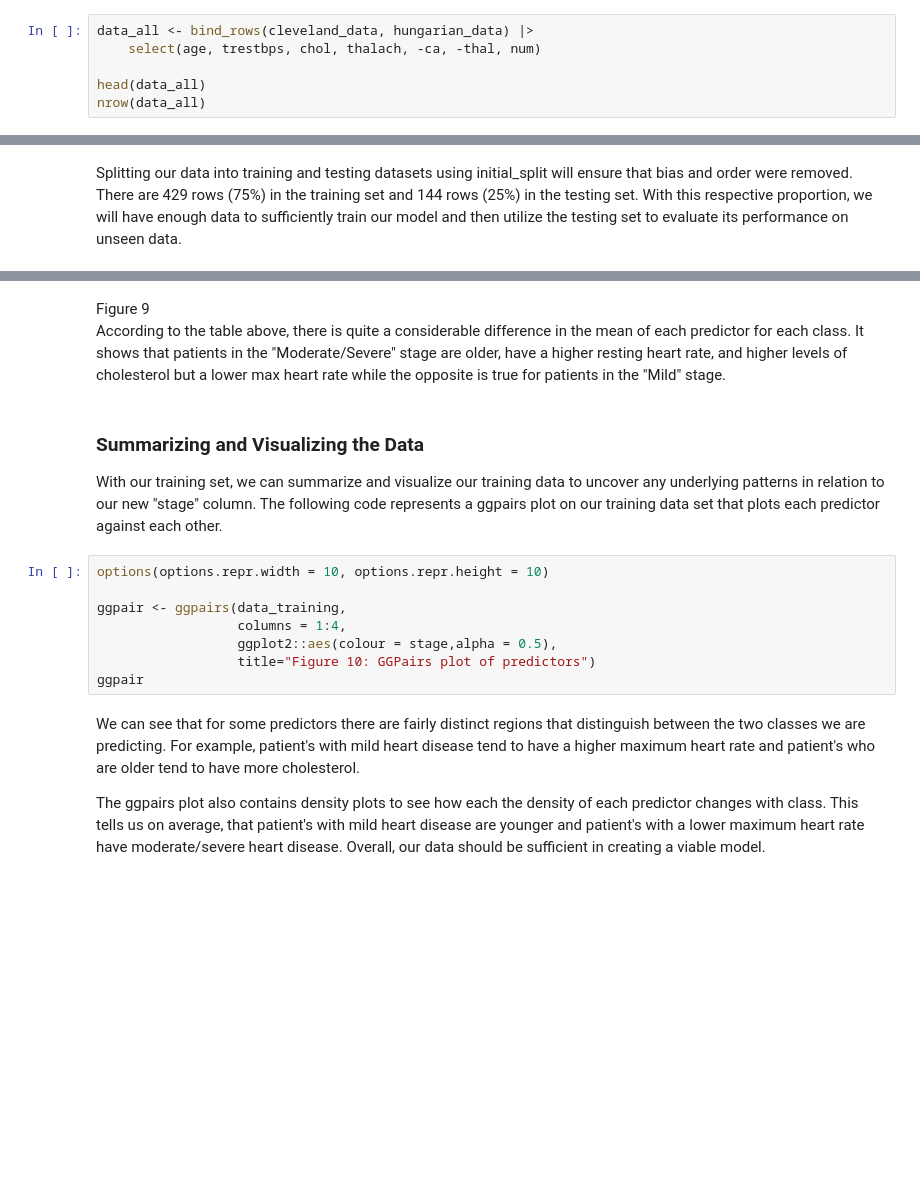
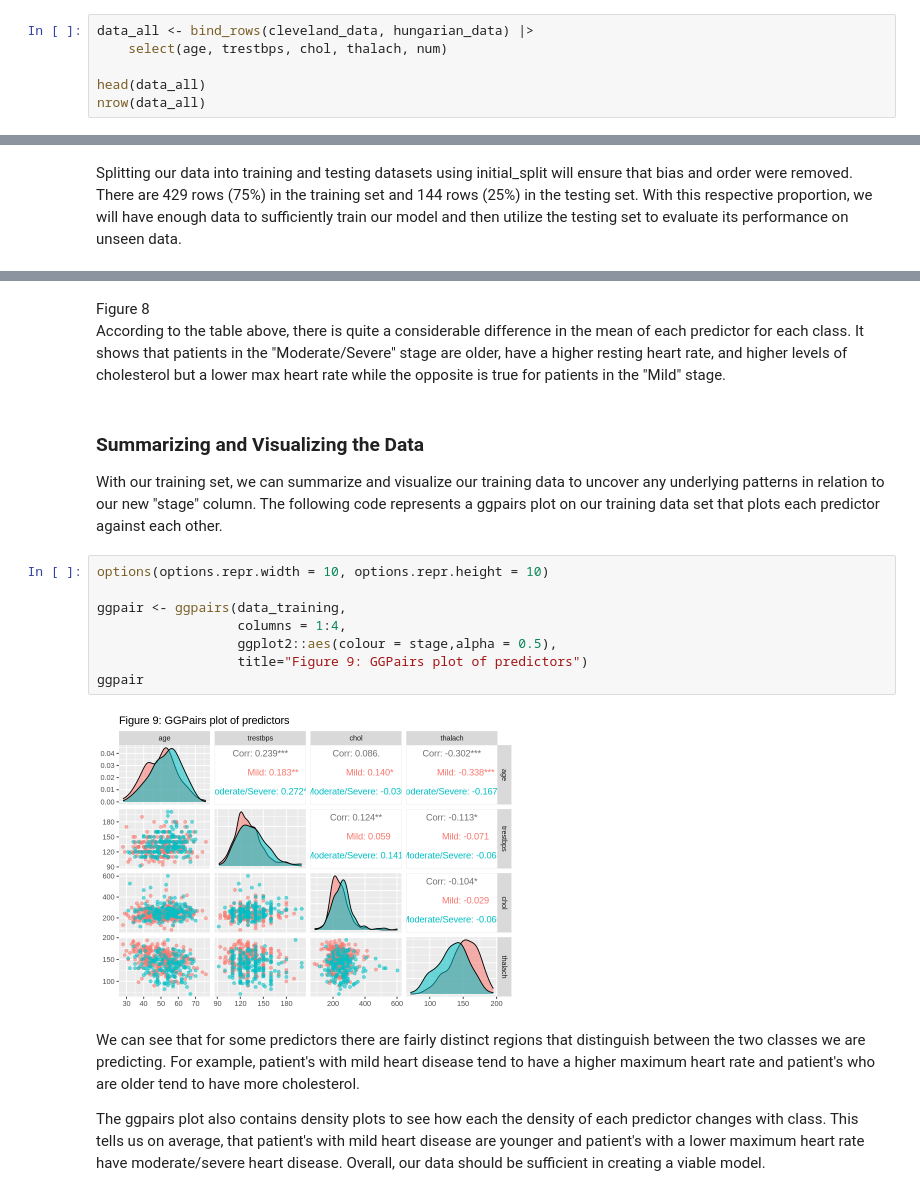
Before and after one commit to clay-arras/DSCI100GroupProject, a Jupyter notebook: DSCI100_Group30_Report.ipynb, the cells around one changed output, grey strips where cells are left out. Cells and saved outputs as stored; diff of their text form; blank space fills up the shorter version.

```diff
--- a/DSCI100_Group30_Report.ipynb
+++ b/DSCI100_Group30_Report.ipynb
@@ -86,7 +150,7 @@ Figure 2\
 Although unclean, the datasets in figure 2 should have the same type in each column which allows us to combine the two. We will call this new resulting dataset "data_all". We also don't need every single column the dataset provides, so we will also select only the ones we need.
 # %%
 data_all <- bind_rows(cleveland_data, hungarian_data) |>
-    select(age, trestbps, chol, thalach, -ca, -thal, num)
+    select(age, trestbps, chol, thalach, num)
 
 head(data_all)
 nrow(data_all)
@@ -188,5 +298,5 @@ training_means
 # %% [markdown]
-Figure 9\
+Figure 8\
 According to the table above, there is quite a considerable difference in the mean of each predictor for each class. It shows that patients in the "Moderate/Severe" stage are older, have a higher resting heart rate, and higher levels of cholesterol but a lower max heart rate while the opposite is true for patients in the "Mild" stage.
 # %% [markdown]
 ### Summarizing and Visualizing the Data
@@ -194,11 +304,13 @@ With our training set, we can summarize and visualize our training data to uncov
 # %%
 options(options.repr.width = 10, options.repr.height = 10)
 
 ggpair <- ggpairs(data_training,
                   columns = 1:4,
                   ggplot2::aes(colour = stage,alpha = 0.5),
-                  title="Figure 10: GGPairs plot of predictors")
+                  title="Figure 9: GGPairs plot of predictors")
 ggpair
+# %% [output]
+[figure, added]
 # %% [markdown]
 We can see that for some predictors there are fairly distinct regions that distinguish between the two classes we are predicting. For example, patient's with mild heart disease tend to have a higher maximum heart rate and patient's who are older tend to have more cholesterol.
 
```
Also changed, not shown: parts of 30 cells of this notebook.
